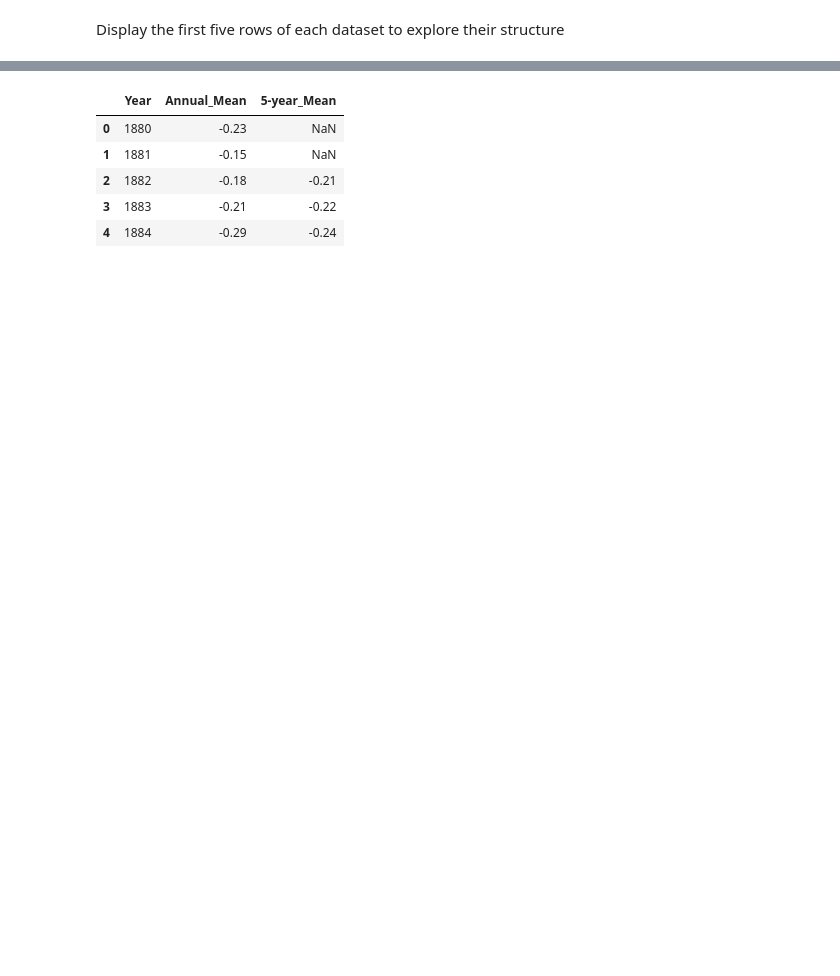
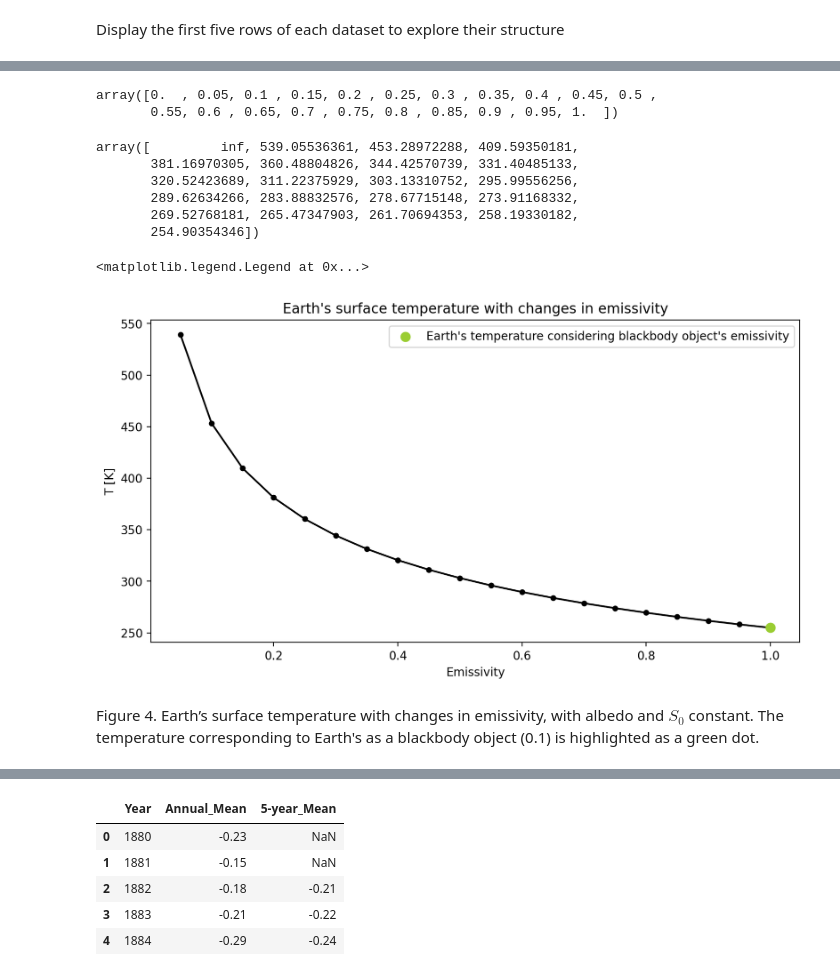
Before and after one commit to ees-climate-fall24/unit2_grisales, a Jupyter notebook: MiniProject1a_Grisales.ipynb, the cells around one changed output, grey strips where cells are left out. Cells and saved outputs as stored; diff of their text form; code cells hidden in the pictures; blank space fills up the shorter version.

```diff
--- a/MiniProject1a_Grisales.ipynb
+++ b/MiniProject1a_Grisales.ipynb
@@ -104,0 +441,43 @@ Display the first five rows of each dataset to explore their structure
+# %%
+seq_epsilon = np.arange(0,1.01,0.05) #Creates a sequence with epsilon values ranging from 0 to 1 by 0.1
+seq_epsilon
+# %% [output]
+array([0.  , 0.05, 0.1 , 0.15, 0.2 , 0.25, 0.3 , 0.35, 0.4 , 0.45, 0.5 ,
+       0.55, 0.6 , 0.65, 0.7 , 0.75, 0.8 , 0.85, 0.9 , 0.95, 1.  ])
+# %%
+earth_surface_temp(emissivity = seq_epsilon)
+# %% [output]
+array([         inf, 539.05536361, 453.28972288, 409.59350181,
+       381.16970305, 360.48804826, 344.42570739, 331.40485133,
+       320.52423689, 311.22375929, 303.13310752, 295.99556256,
+       289.62634266, 283.88832576, 278.67715148, 273.91168332,
+       269.52768181, 265.47347903, 261.70694353, 258.19330182,
+       254.90354346])
+# %%
+fig, ax = plt.subplots(figsize = (10, 5))
+
+### add the Earth's surface temperature from the original model to the plot first:
+ax.plot(seq_epsilon,
+        earth_surface_temp(emissivity = seq_epsilon),
+        marker='o', markersize = 4,
+        color='k')
+
+# Highlight Earth's temperature average albedo with a different colored point
+ax.scatter(epsilon,T_earth, color='yellowgreen',
+           zorder=2, # Controls the drawing order of elements in a plot
+           label="Earth's temperature considering blackbody object's emissivity", #Add a label for the highlighted point
+           marker='o',s=60) #Marker size
+
+## add plot title:
+ax.set_title("Earth's surface temperature with changes in emissivity")
+
+## add axes labes:
+ax.set_ylabel('T [K]')
+ax.set_xlabel('Emissivity')
+
+ax.legend()
+# %% [output]
+<matplotlib.legend.Legend at 0x...>
+[figure, added]
+# %% [markdown]
+Figure 4. Earth’s surface temperature with changes in emissivity, with albedo and $S_0$ constant. The temperature corresponding to Earth's as a blackbody object (0.1) is highlighted as a green dot.
```
Also changed, not shown: parts of 131 cells of this notebook.
